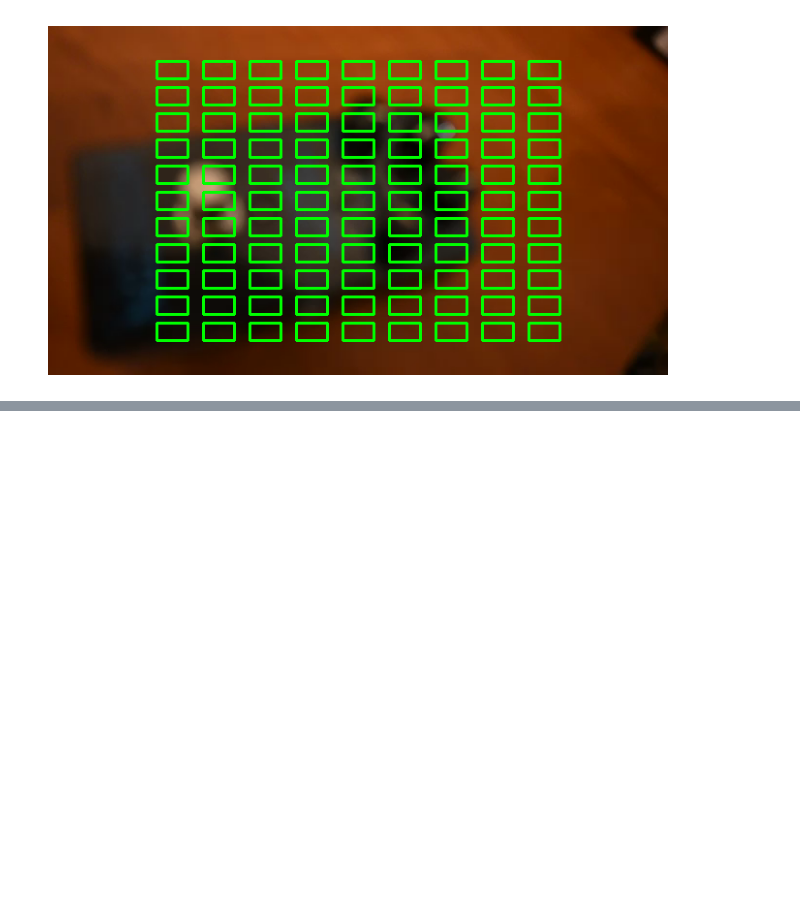
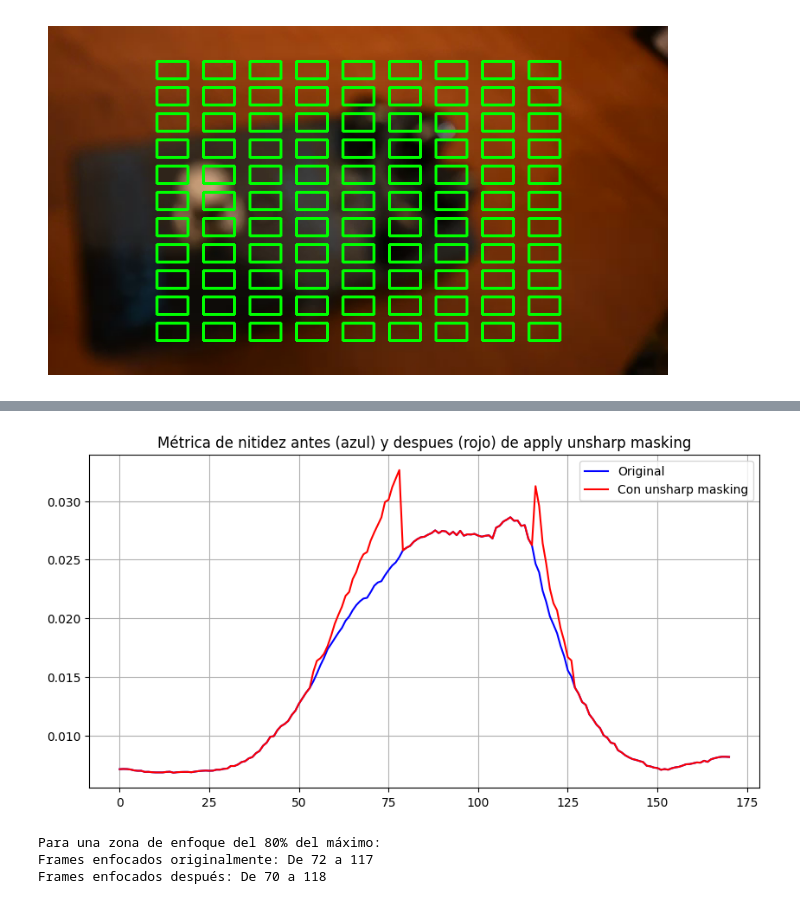
Before and after one commit to gabrielquiroga/vision_computadora_I_ceia, a Jupyter notebook: Material_TPs/TP2/tp2.ipynb, the cells around one changed output, grey strips where cells are left out. Drawn from its saved outputs; the diff is of its cells as text; code cells hidden in the pictures; blank space fills up the shorter version.

Commit message:
Agrega unsharp masking

```diff
--- a/Material_TPs/TP2/tp2.ipynb
+++ b/Material_TPs/TP2/tp2.ipynb
@@ -776,0 +855,52 @@ del frame 59 al frame 122
+# %%
+def unsharp_masking(frames_to_sharp, k=1):
+    sharped_frames = []
+    for frame in frames_to_sharp:
+        gaussian_blurred = cv.GaussianBlur(frame, ksize=(5, 5), sigmaX=0)
+        sharped = (k + 1) * frame - k * gaussian_blurred
+        clipped = np.clip(sharped, 0, 255).astype(np.uint8)
+        sharped_frames.append(clipped)
+
+    return sharped_frames
+
+curve, rois = evaluate_roi(frames, frame_width, frame_height, 1, 1, percentage=1.0, distance=0.0)
+original_focus_zone = get_focus_zone(curve, 0.80)
+orig_indices, orig_values = zip(*original_focus_zone)
+
+low = get_focus_zone(curve, 0.50)
+low_indices = {i for i, _ in low}
+high = get_focus_zone(curve, 0.90)
+high_indices = {i for i, _ in high}
+
+# exclusive_low = low_indices - high_indices
+# result = [val if i in exclusive_low else None for i, val in low]
+result = [(i, val) for i, val in low if i not in high_indices]
+
+frames_to_sharp = [frames[i] for i, _ in result]
+sharpened = unsharp_masking(frames_to_sharp, k=1)
+
+frames_with_sharp = frames.copy()
+for (i, _), frame_sharpened in zip(result, sharpened):
+    frames_with_sharp[i] = frame_sharpened
+
+curve2, rois2 = evaluate_roi(frames_with_sharp, frame_width, frame_height, 1, 1, percentage=1.0, distance=0.0)
+sharpened_focus_zone = get_focus_zone(curve2, 0.80)
+sharp_indices, sharp_values = zip(*sharpened_focus_zone)
+
+# Graficar métricas juntas para comparar
+plt.figure(figsize=(10, 5))
+plt.plot(curve, color='blue', label="Original")
+plt.plot(curve2, color='red', label="Con unsharp masking")
+plt.legend()
+plt.title("Métrica de nitidez antes (azul) y despues (rojo) de apply unsharp masking")
+plt.grid()
+plt.show()
+
+print("Para una zona de enfoque del 80% del máximo:")
+print(f"Frames enfocados originalmente: De {orig_indices[0]} a {orig_indices[-1]}")
+print(f"Frames enfocados después: De {sharp_indices[0]} a {sharp_indices[-1]}")
+# %% [output]
+[figure, added]
+Para una zona de enfoque del 80% del máximo:
+Frames enfocados originalmente: De 72 a 117
+Frames enfocados después: De 70 a 118
```
Also changed, not shown: parts of 21 cells of this notebook.
